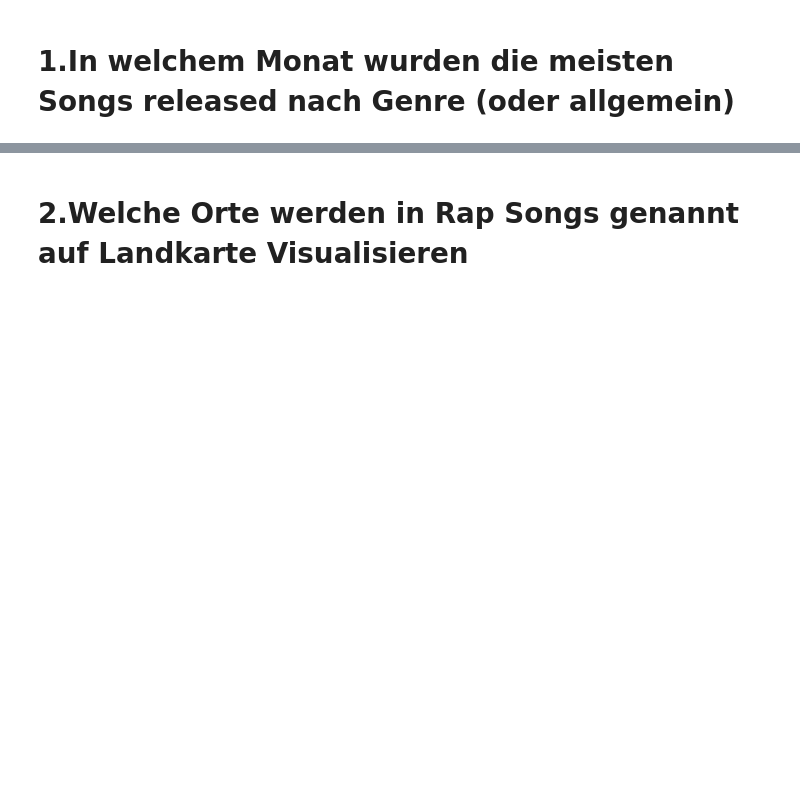
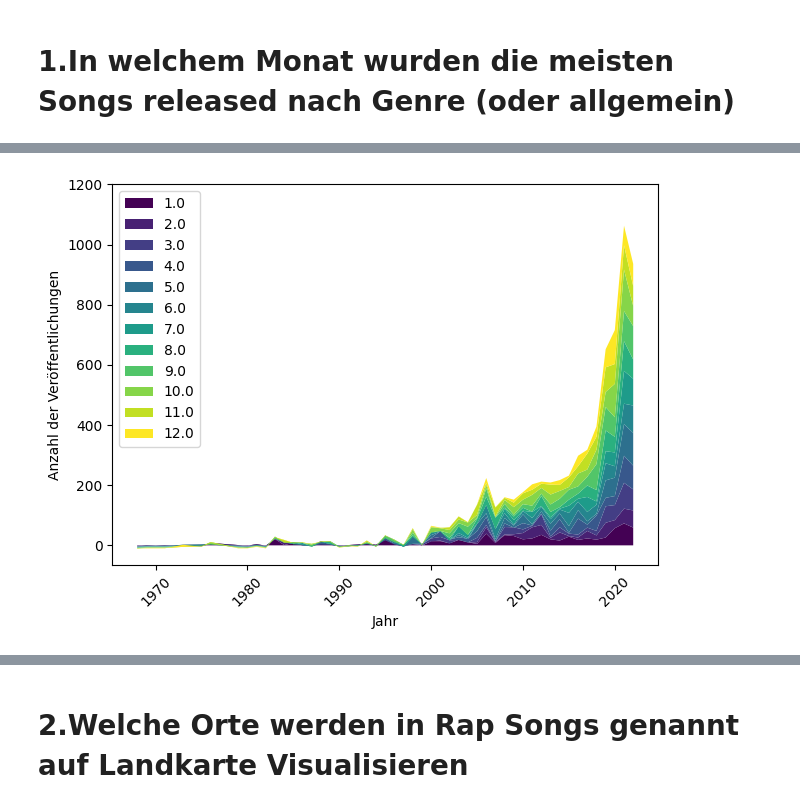
Before and after one commit to Richard-Sieg-TH-Koln/statistik-1-team-2, a Jupyter notebook: notebooks/marc_biehl.ipynb, the cells around one changed output, grey strips where cells are left out. Drawn from its saved outputs; the diff is of its cells as text; code cells hidden in the pictures; blank space fills up the shorter version.

```diff
--- a/notebooks/marc_biehl.ipynb
+++ b/notebooks/marc_biehl.ipynb
@@ -37,20 +22,0 @@ data
-# %%
-import matplotlib.pyplot as plt
-
-# Gruppiere nach Jahr und Monat und zähle die Anzahl der Songs
-songs_per_year_month = data.groupby(["release_year", "month"])["songtitle"].count().unstack()
-
-# Plotten der gestapelten Linien
-plt.stackplot(songs_per_year_month.index, songs_per_year_month.values.T, labels=songs_per_year_month.columns)
-
-# Einstellungen für das Diagramm
-plt.xlabel("Jahr")
-plt.ylabel("Anzahl der Veröffentlichungen")
-plt.legend(loc="upper left")
-
-# Anpassung der Achsenbeschriftungen
-plt.xticks(songs_per_year_month.index)
-plt.yticks(range(0, songs_per_year_month.values.max() + 1))
-
-# Anzeigen des Diagramms
-plt.show()
@@ -131,0 +29,44 @@ plt.show()
+# %%
+import numpy as np
+import matplotlib.pyplot as plt
+import mplcursors
+
+# Ersetze NaN-Werte in der Spalte "months" durch -1
+songs_per_year_month_filled = songs_per_year_month.fillna(-1)
+
+# Wandle die Spalte "months" in Integer um
+songs_per_year_month_filtered = songs_per_year_month_filled.astype(int)
+
+# Filtere Jahre von 1968 bis 2022
+songs_per_year_month_filtered = songs_per_year_month_filtered.loc[1968:2022]
+
+# Definiere die Farben für jeden Monat
+num_months = songs_per_year_month_filtered.shape[1]
+colors = plt.cm.viridis(np.linspace(0, 1, num_months))
+
+# Plotten der gestapelten Linien mit individuellen Farben pro Monat
+lines = plt.stackplot(
+    songs_per_year_month_filtered.index,
+    songs_per_year_month_filtered.values.T,
+    labels=songs_per_year_month_filtered.columns,
+    colors=colors
+)
+
+# Einstellungen für das Diagramm
+plt.xlabel("Jahr")
+plt.ylabel("Anzahl der Veröffentlichungen")
+plt.legend(loc="upper left")
+
+# Anpassung der Achsenbeschriftungen
+plt.xticks(rotation=45)
+plt.yticks(range(0, 1201, 200))
+
+# Hinzufügen von Tooltips für die einzelnen Punkte
+cursors = mplcursors.cursor(lines, hover=True)
+cursors.connect("add", lambda sel: sel.annotation.set_text(f"Count: {sel.target[1]:.0f}"))
+
+# Anzeigen des Diagramms
+plt.tight_layout()
+plt.show()
+# %% [output]
+[figure, added]
```
Also changed, not shown: parts of 37 cells of this notebook, 1 other file.
